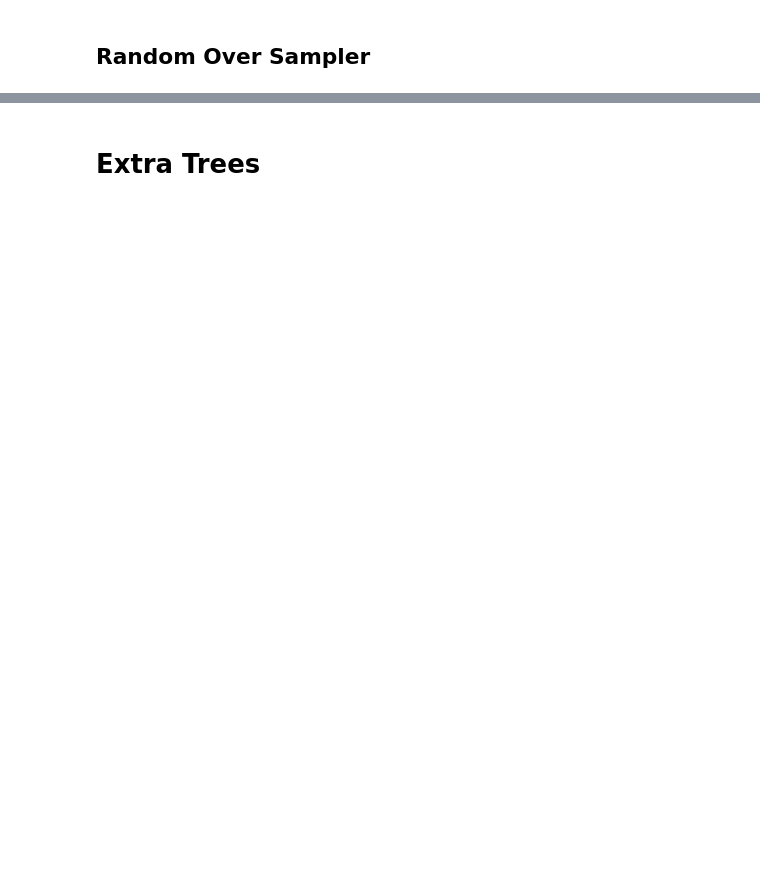
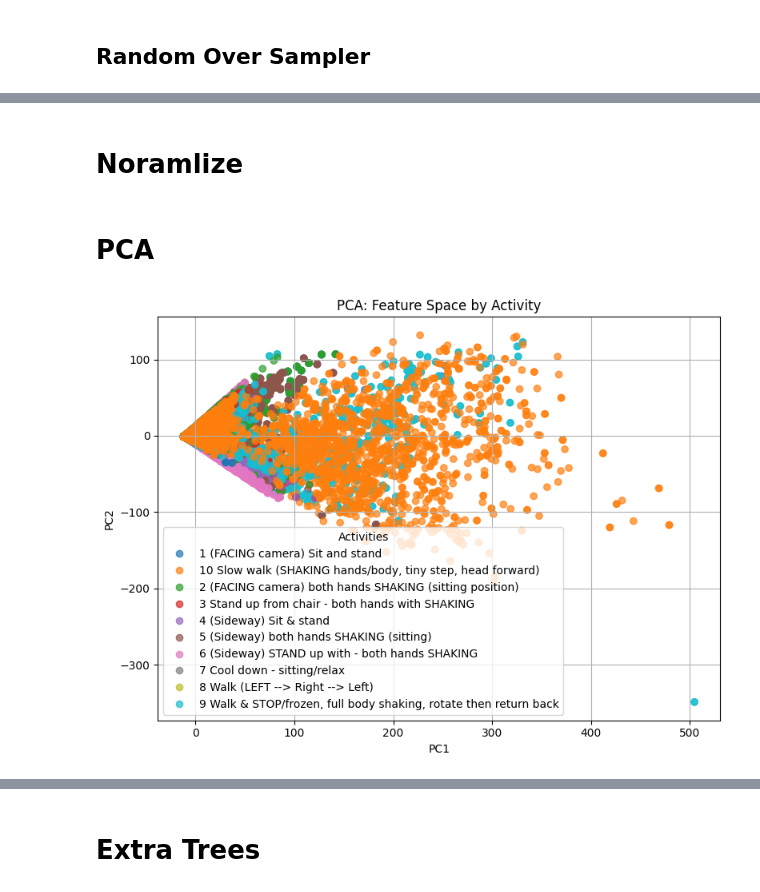
Before and after one commit to KanikaGupta-22978/tremor-challenge-2025, a Jupyter notebook: baseline1.ipynb, the cells around one changed output, grey strips where cells are left out. Cells and saved outputs as stored; diff of their text form; code cells hidden in the pictures; blank space fills up the shorter version.

```diff
--- a/baseline1.ipynb
+++ b/baseline1.ipynb
@@ -61,0 +66,3 @@ users_df = read_users_df(base_dir, headers)
+# %%
+for col in ['ID', 'Started', 'Finished', 'Updated']:
+    print(f'{col}: {act_df[col].duplicated().sum()}')
@@ -263,0 +416,16 @@ X.shape, y.shape, X_train.shape, y_train.shape, X_test.shape, y_test.shape
+# %%
+import numpy as np
+
+# Convert lists to arrays
+X = np.array(feats_list)
+y = np.array(all_seg_label_list)
+
+# Compute split index
+split_idx = int(0.8 * len(X))  # 80% index
+
+# Split manually (preserving order)
+X_train, X_test = X[:split_idx], X[split_idx:]
+y_train, y_test = y[:split_idx], y[split_idx:]
+
+# Check shapes
+X.shape, y.shape, X_train.shape, y_train.shape, X_test.shape, y_test.shape
@@ -328,0 +485,2 @@ print(f'X_resampled: {X_resampled.shape}, y_resampled: {y_resampled.shape}')
+# %% [markdown]
+# Noramlize
@@ -328,0 +493,32 @@ print(f'X_resampled: {X_resampled.shape}, y_resampled: {y_resampled.shape}')
+# %% [markdown]
+# PCA
+# %%
+import matplotlib.pyplot as plt
+from sklearn.decomposition import PCA
+from sklearn.preprocessing import LabelEncoder
+
+# Step 1: Encode categorical labels
+le = LabelEncoder()
+y_encoded = le.fit_transform(y)
+legend_labels = le.classes_  # Get original activity names
+
+# Step 2: Run PCA
+pca = PCA(n_components=2)
+X_pca = pca.fit_transform(X)
+
+# Step 3: Plot
+plt.figure(figsize=(8,6))
+scatter = plt.scatter(X_pca[:, 0], X_pca[:, 1], c=y_encoded, cmap='tab10', alpha=0.7)
+
+# Step 4: Custom legend with original activity names
+handles, _ = scatter.legend_elements()
+plt.legend(handles, legend_labels, title="Activities")
+
+plt.title("PCA: Feature Space by Activity")
+plt.xlabel("PC1")
+plt.ylabel("PC2")
+plt.grid(True)
+plt.tight_layout()
+plt.show()
+# %% [output]
+[figure, added]
```
Also changed, not shown: parts of 62 cells of this notebook, 11 other files.
